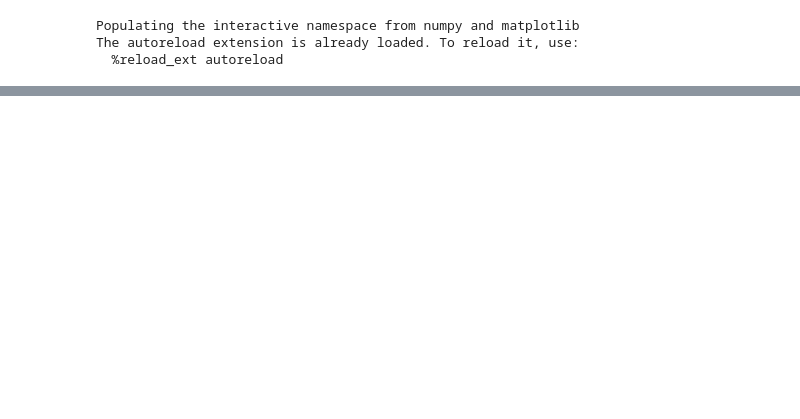
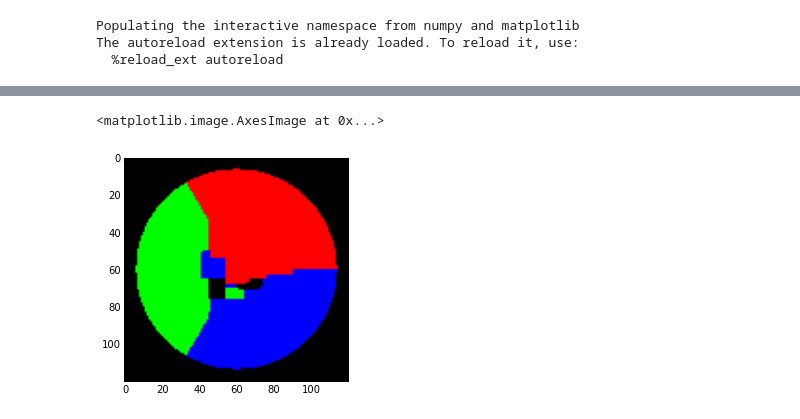
Before and after one commit to strin/HeteroSampler, a Jupyter notebook: notebook/opengm/inpainting.ipynb, the cells around one changed output, grey strips where cells are left out. Drawn from its saved outputs; the diff is of its cells as text; code cells hidden in the pictures; blank space fills up the shorter version.

```diff
--- a/notebook/opengm/inpainting.ipynb
+++ b/notebook/opengm/inpainting.ipynb
@@ -94,0 +105,19 @@ imshow(mask)
+# %%
+"visualize the output"
+mask_l = parse('../../test/opengm/inpaint/blockpolicy/nb-sure+nb-vary+cond-ent/0/tcall_b100.99999999999964/policy.xml', 'tag')
+# mask_l = parse('../../test/opengm/inpaint/gibbs/default/0/tcall_T100/policy.xml', 'tag')
+mask = np.array(mask_l[0])
+mask = np.reshape(mask, (120, 120), order = 'F')
+pic = np.zeros(mask.shape + (3,))
+for i in range(mask.shape[0]):
+  for j in range(mask.shape[1]):
+    if mask[i][j] == 0:
+      pic[i][j] = [1, 0, 0]
+    elif mask[i][j] == 1:
+      pic[i][j] = [0, 1, 0]
+    elif mask[i][j] == 2:
+      pic[i][j] = [0, 0, 1]
+imshow(pic)
+# %% [output]
+<matplotlib.image.AxesImage at 0x...>
+[figure, added]
```
Also changed, not shown: parts of 5 cells of this notebook, 4 other files.
